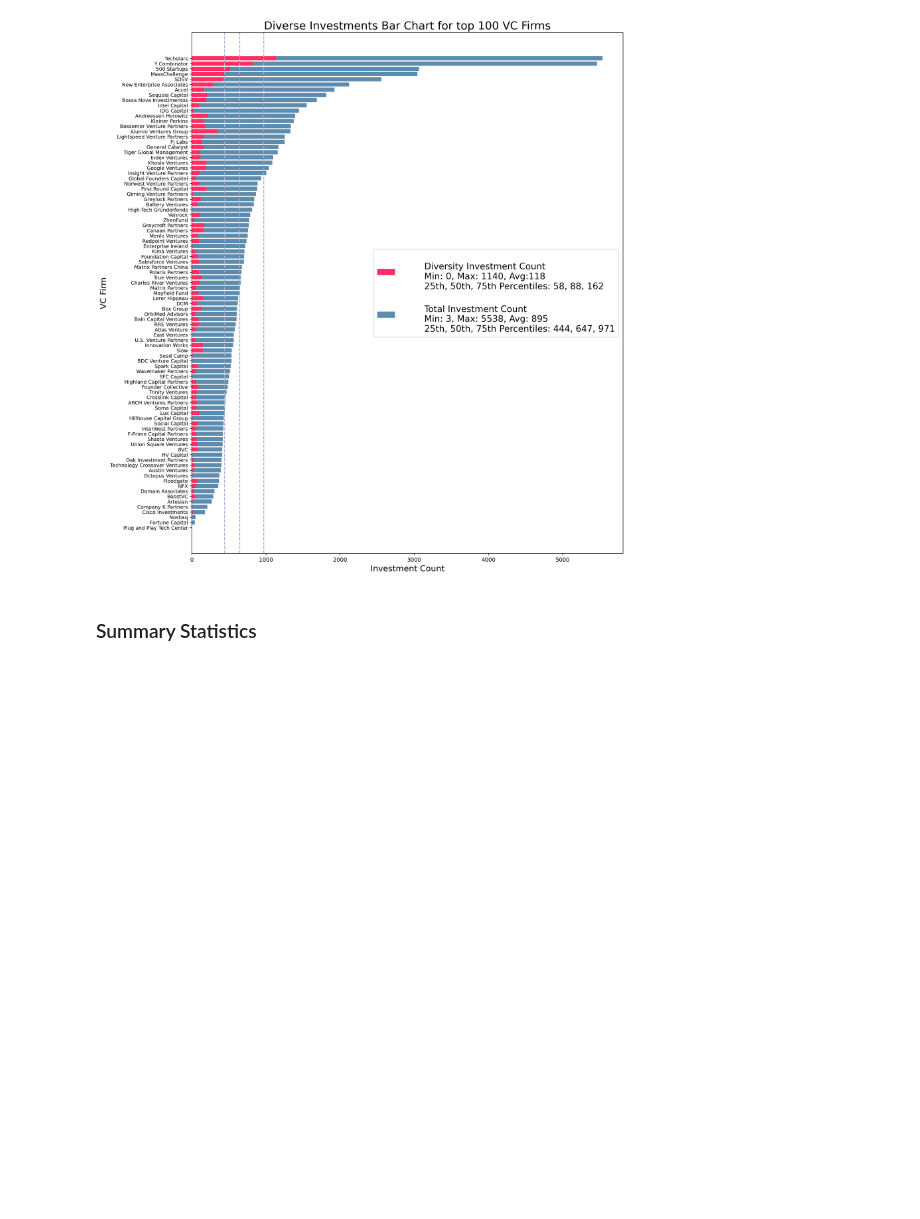
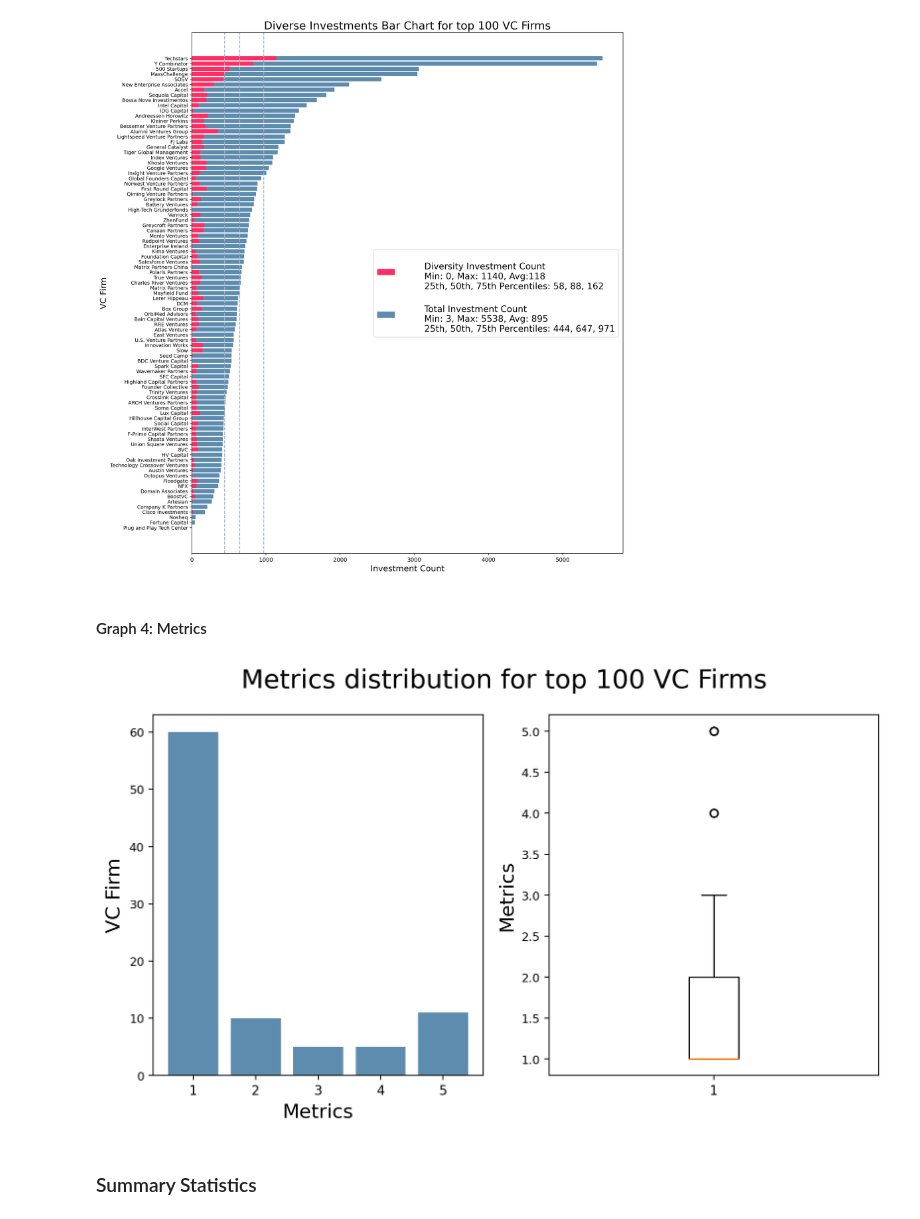
Before and after one commit to Yer1k/Diverse_Led_Funds, a Jupyter notebook: 10_code/Graphs.ipynb, the cells around one changed output. Drawn from its saved outputs; the diff is of its cells as text; code cells hidden in the pictures; blank space fills up the shorter version.

```diff
--- a/10_code/Graphs.ipynb
+++ b/10_code/Graphs.ipynb
@@ -293,3 +299,27 @@ fig.savefig(
     dpi=300,
     bbox_inches="tight",
 )
+# %% [markdown]
+#### Graph 4: Metrics
+# %%
+metric_count = df["Metrics"].value_counts()
+# %%
+# create a bar chart and box plot of metrics
+fig, ax = plt.subplots(1, 2, figsize=(10, 5))
+fig.suptitle("Metrics distribution for top 100 VC Firms", fontsize=20)
+
+ax[0].bar(
+    metric_count.index,
+    metric_count,
+    color="#5D8CAE",
+)
+ax[0].set_ylabel("VC Firm", fontsize=15)
+ax[0].set_xlabel("Metrics", fontsize=15)
+ax[0].tick_params(axis="y", labelsize=9)
+
+ax[1].boxplot(df["Metrics"])
+ax[1].set_ylabel("Metrics", fontsize=15)
+ax[1].tick_params(axis="y", labelsize=9)
+plt.show()
+# %% [output]
+[figure, added]
```
Also changed, not shown: parts of 4 cells of this notebook.
